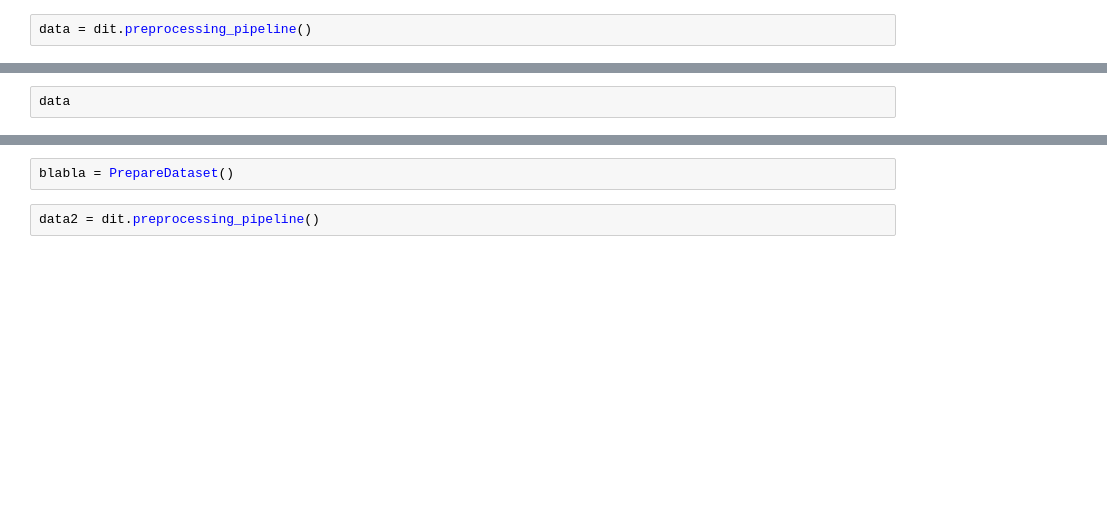
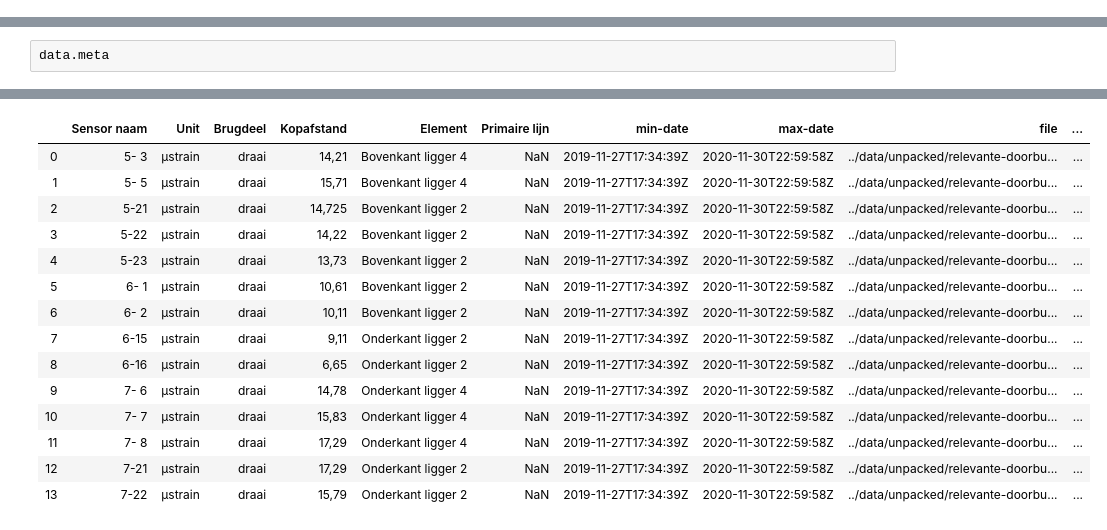
Before and after one commit to MaaikeVerhoek/BiobasedBrug, a Jupyter notebook: BiobasedBrug/Dev.ipynb, the cells around one changed output, grey strips where cells are left out. Saved outputs shown, nothing was run; the diff lists cells and outputs as text; blank space fills up the shorter version.

```diff
--- a/BiobasedBrug/Dev.ipynb
+++ b/BiobasedBrug/Dev.ipynb
@@ -7,2 +9,0 @@ dit = PrepareDataset()
-# %%
-data = dit.preprocessing_pipeline()
@@ -9,3 +20,3 @@ data = dit.preprocessing_pipeline()
 # %%
-data
+data.meta
 # %% [output]
@@ -29,4 +23,15 @@ data
+|  | Sensor naam | Unit | Brugdeel | Kopafstand | Element | Primaire lijn | min-date | max-date | file | ... |
+| 0 | 5- 3 | μstrain | draai | 14,21 | Bovenkant ligger 4 | NaN | 2019-11-27T17:34:39Z | 2020-11-30T22:59:58Z | ../data/unpacked/relevante-doorbu... | ... |
+| 1 | 5- 5 | μstrain | draai | 15,71 | Bovenkant ligger 4 | NaN | 2019-11-27T17:34:39Z | 2020-11-30T22:59:58Z | ../data/unpacked/relevante-doorbu... | ... |
+| 2 | 5-21 | μstrain | draai | 14,725 | Bovenkant ligger 2 | NaN | 2019-11-27T17:34:39Z | 2020-11-30T22:59:58Z | ../data/unpacked/relevante-doorbu... | ... |
+| 3 | 5-22 | μstrain | draai | 14,22 | Bovenkant ligger 2 | NaN | 2019-11-27T17:34:39Z | 2020-11-30T22:59:58Z | ../data/unpacked/relevante-doorbu... | ... |
+| 4 | 5-23 | μstrain | draai | 13,73 | Bovenkant ligger 2 | NaN | 2019-11-27T17:34:39Z | 2020-11-30T22:59:58Z | ../data/unpacked/relevante-doorbu... | ... |
+| 5 | 6- 1 | μstrain | draai | 10,61 | Bovenkant ligger 2 | NaN | 2019-11-27T17:34:39Z | 2020-11-30T22:59:58Z | ../data/unpacked/relevante-doorbu... | ... |
+| 6 | 6- 2 | μstrain | draai | 10,11 | Bovenkant ligger 2 | NaN | 2019-11-27T17:34:39Z | 2020-11-30T22:59:58Z | ../data/unpacked/relevante-doorbu... | ... |
+| 7 | 6-15 | μstrain | draai | 9,11 | Onderkant ligger 2 | NaN | 2019-11-27T17:34:39Z | 2020-11-30T22:59:58Z | ../data/unpacked/relevante-doorbu... | ... |
+| 8 | 6-16 | μstrain | draai | 6,65 | Onderkant ligger 2 | NaN | 2019-11-27T17:34:39Z | 2020-11-30T22:59:58Z | ../data/unpacked/relevante-doorbu... | ... |
+| 9 | 7- 6 | μstrain | draai | 14,78 | Onderkant ligger 4 | NaN | 2019-11-27T17:34:39Z | 2020-11-30T22:59:58Z | ../data/unpacked/relevante-doorbu... | ... |
+| 10 | 7- 7 | μstrain | draai | 15,83 | Onderkant ligger 4 | NaN | 2019-11-27T17:34:39Z | 2020-11-30T22:59:58Z | ../data/unpacked/relevante-doorbu... | ... |
+| 11 | 7- 8 | μstrain | draai | 17,29 | Onderkant ligger 4 | NaN | 2019-11-27T17:34:39Z | 2020-11-30T22:59:58Z | ../data/unpacked/relevante-doorbu... | ... |
+| 12 | 7-21 | μstrain | draai | 17,29 | Onderkant ligger 2 | NaN | 2019-11-27T17:34:39Z | 2020-11-30T22:59:58Z | ../data/unpacked/relevante-doorbu... | ... |
+| 13 | 7-22 | μstrain | draai | 15,79 | Onderkant ligger 2 | NaN | 2019-11-27T17:34:39Z | 2020-11-30T22:59:58Z | ../data/unpacked/relevante-doorbu... | ... |
-# %%
-blabla = PrepareDataset()
-# %%
-data2 = dit.preprocessing_pipeline()
```
Also changed, not shown: parts of 13 cells of this notebook, 2 other files.
